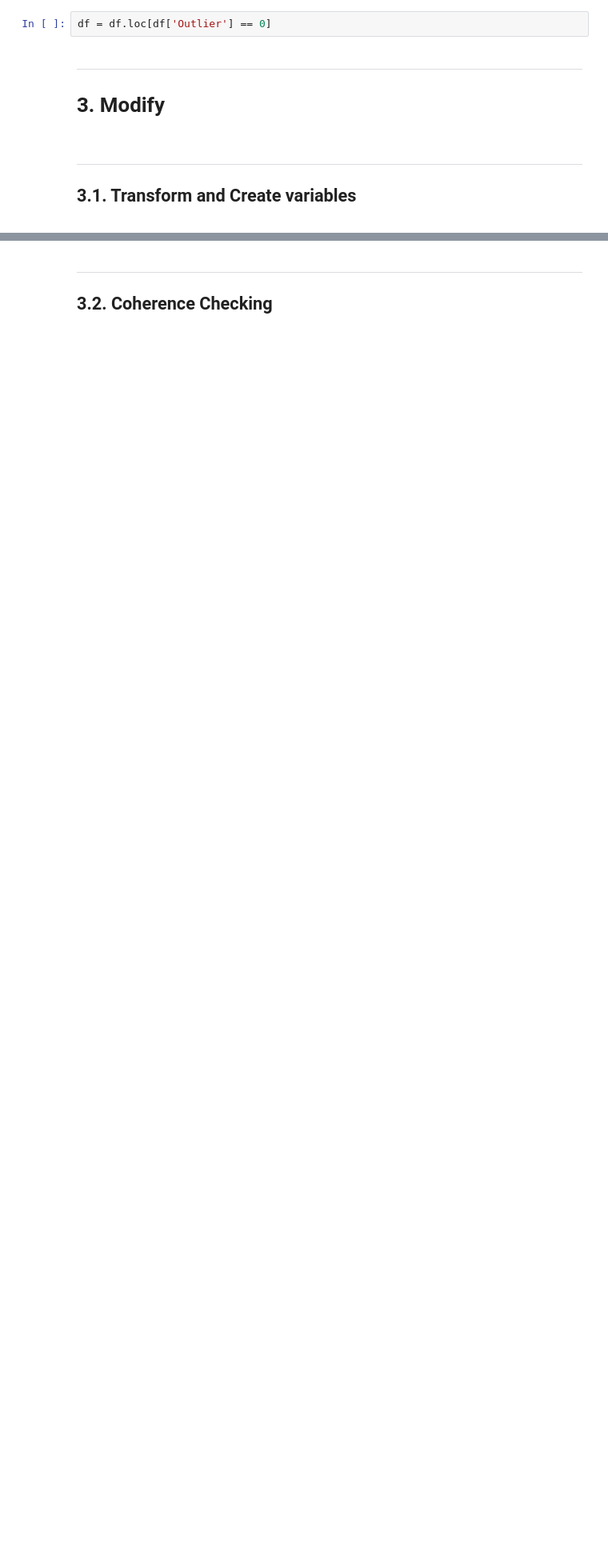
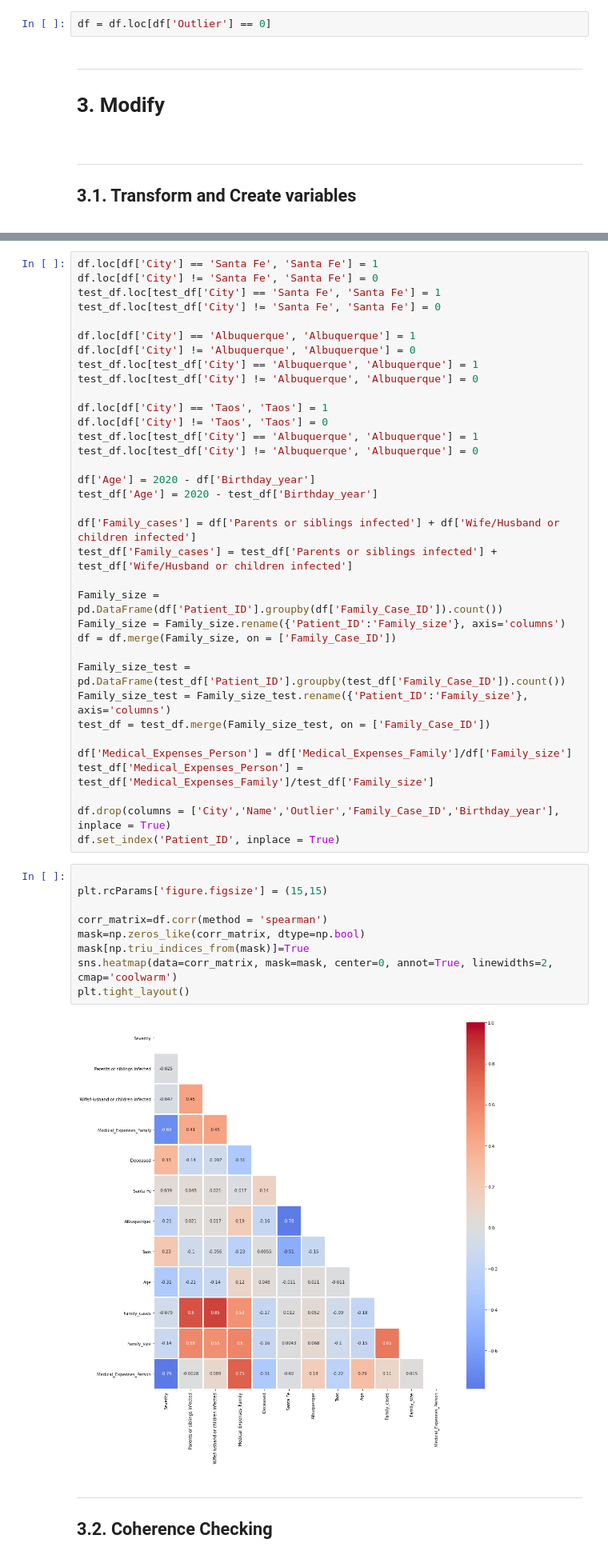
Before and after one commit to davidsousa98/ML, a Jupyter notebook: Project.ipynb, the cells around one changed output, grey strips where cells are left out. Shown at 80% size. Drawn from its saved outputs; the diff is of its cells as text; blank space fills up the shorter version.

```diff
--- a/Project.ipynb
+++ b/Project.ipynb
@@ -259,3 +257,49 @@ df['Family_cases'] = df['Parents or siblings infected'] + df['Wife/Husband or ch
+# %%
+df.loc[df['City'] == 'Santa Fe', 'Santa Fe'] = 1
+df.loc[df['City'] != 'Santa Fe', 'Santa Fe'] = 0
+test_df.loc[test_df['City'] == 'Santa Fe', 'Santa Fe'] = 1
+test_df.loc[test_df['City'] != 'Santa Fe', 'Santa Fe'] = 0
+
+df.loc[df['City'] == 'Albuquerque', 'Albuquerque'] = 1
+df.loc[df['City'] != 'Albuquerque', 'Albuquerque'] = 0
+test_df.loc[test_df['City'] == 'Albuquerque', 'Albuquerque'] = 1
+test_df.loc[test_df['City'] != 'Albuquerque', 'Albuquerque'] = 0
+
+df.loc[df['City'] == 'Taos', 'Taos'] = 1
+df.loc[df['City'] != 'Taos', 'Taos'] = 0
+test_df.loc[test_df['City'] == 'Albuquerque', 'Albuquerque'] = 1
+test_df.loc[test_df['City'] != 'Albuquerque', 'Albuquerque'] = 0
+
+df['Age'] = 2020 - df['Birthday_year']
+test_df['Age'] = 2020 - test_df['Birthday_year']
+
+df['Family_cases'] = df['Parents or siblings infected'] + df['Wife/Husband or children infected']
+test_df['Family_cases'] = test_df['Parents or siblings infected'] + test_df['Wife/Husband or children infected']
+
+Family_size = pd.DataFrame(df['Patient_ID'].groupby(df['Family_Case_ID']).count())
+Family_size = Family_size.rename({'Patient_ID':'Family_size'}, axis='columns')
+df = df.merge(Family_size, on = ['Family_Case_ID'])
+
+Family_size_test = pd.DataFrame(test_df['Patient_ID'].groupby(test_df['Family_Case_ID']).count())
+Family_size_test = Family_size_test.rename({'Patient_ID':'Family_size'}, axis='columns')
+test_df = test_df.merge(Family_size_test, on = ['Family_Case_ID'])
+
+df['Medical_Expenses_Person'] = df['Medical_Expenses_Family']/df['Family_size']
+test_df['Medical_Expenses_Person'] = test_df['Medical_Expenses_Family']/test_df['Family_size']
+
+df.drop(columns = ['City','Name','Outlier','Family_Case_ID','Birthday_year'], inplace = True)
+df.set_index('Patient_ID', inplace = True)
+# %%
+
+plt.rcParams['figure.figsize'] = (15,15)
+
+corr_matrix=df.corr(method = 'spearman')
+mask=np.zeros_like(corr_matrix, dtype=np.bool)
+mask[np.triu_indices_from(mask)]=True
+sns.heatmap(data=corr_matrix, mask=mask, center=0, annot=True, linewidths=2, cmap='coolwarm')
+plt.tight_layout()
+# %% [output]
+[figure, added]
 # %% [markdown]
 <hr>
 <a class="anchor" id="coherence">
```
Also changed, not shown: parts of 6 cells of this notebook.
